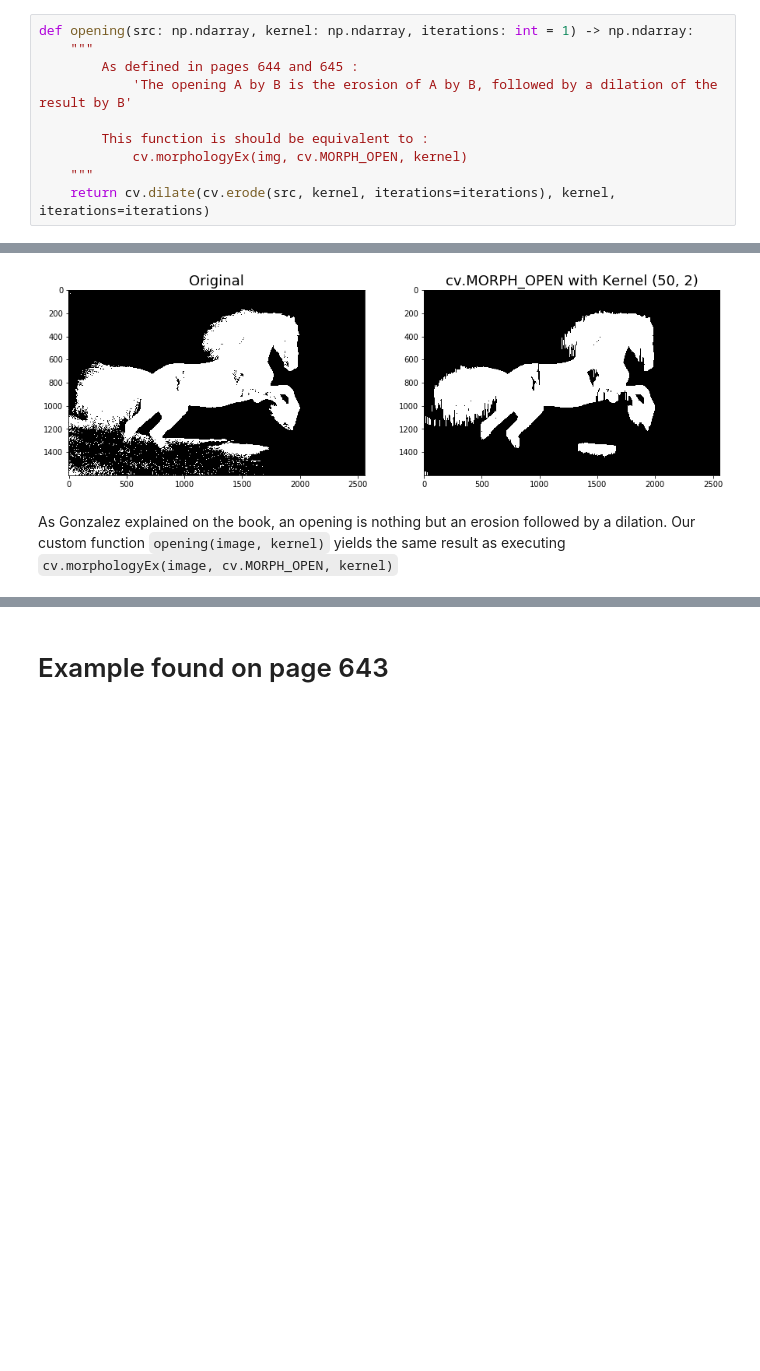
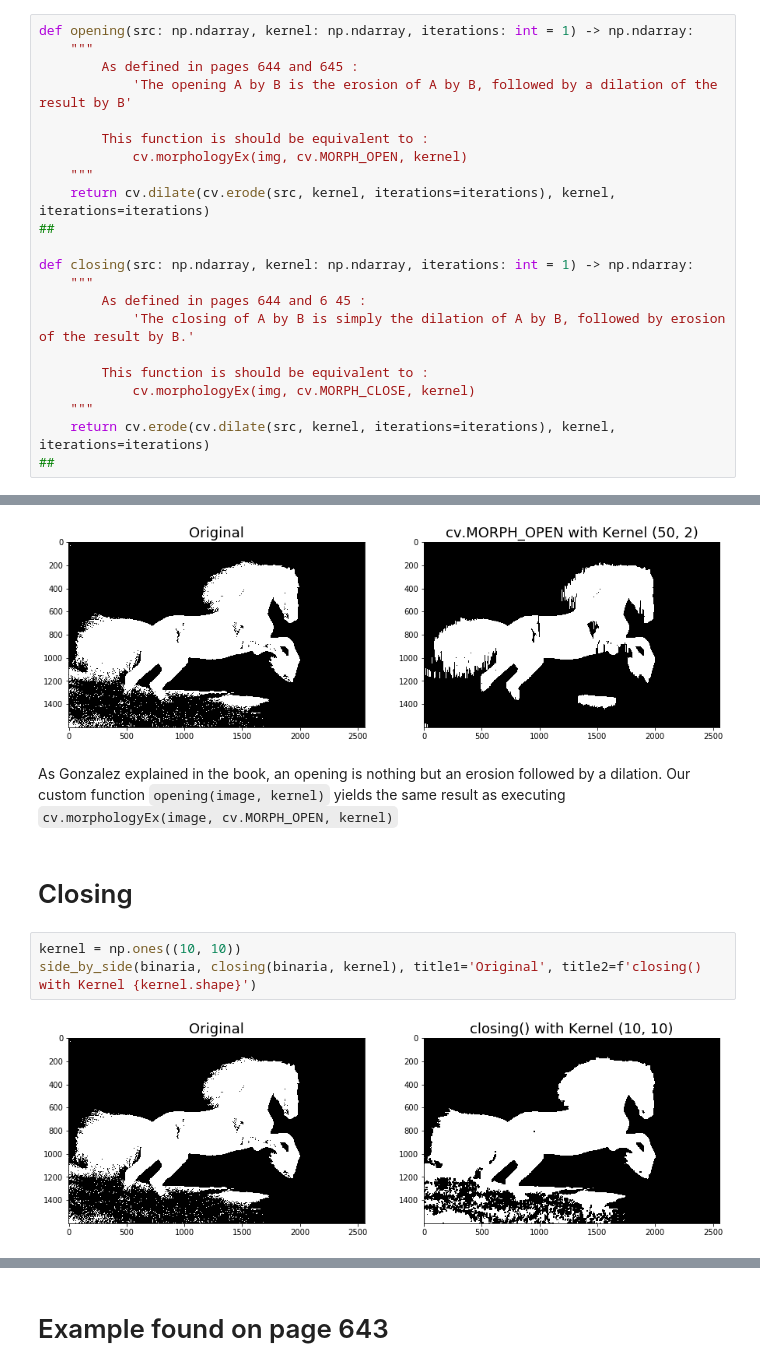
Before and after one commit to gmagannaDevelop/MorphoImg, a Jupyter notebook: Open_Close.ipynb, the cells around one changed output, grey strips where cells are left out. Drawn from its saved outputs; the diff is of its cells as text; blank space fills up the shorter version.

Commit message:
:sparkles: Opening and closing
Both operations have been correctly implemented.

````diff
--- a/Open_Close.ipynb
+++ b/Open_Close.ipynb
@@ -21,6 +21,18 @@ def opening(src: np.ndarray, kernel: np.ndarray, iterations: int = 1) -> np.ndar
             cv.morphologyEx(img, cv.MORPH_OPEN, kernel)
     """
     return cv.dilate(cv.erode(src, kernel, iterations=iterations), kernel, iterations=iterations)
+##
+
+def closing(src: np.ndarray, kernel: np.ndarray, iterations: int = 1) -> np.ndarray:
+    """
+        As defined in pages 644 and 6 45 :
+            'The closing of A by B is simply the dilation of A by B, followed by erosion of the result by B.'
+
+        This function is should be equivalent to :
+            cv.morphologyEx(img, cv.MORPH_CLOSE, kernel)
+    """
+    return cv.erode(cv.dilate(src, kernel, iterations=iterations), kernel, iterations=iterations)
+##
 # %%
 x = img.imread('imagenes/Im1T4.png')
 # %%
@@ -83,5 +97,12 @@ side_by_side(binaria, cv.morphologyEx(binaria, cv.MORPH_OPEN, kernel), title1='O
 # %% [output]
 [figure]
 # %% [markdown]
-As Gonzalez explained on the book, an opening is nothing but an erosion followed by a dilation.
+As Gonzalez explained in the book, an opening is nothing but an erosion followed by a dilation.
 Our custom function ```opening(image, kernel)``` yields the same result as executing ```cv.morphologyEx(image, cv.MORPH_OPEN, kernel)```
+# %% [markdown]
+# Closing
+# %%
+kernel = np.ones((10, 10))
+side_by_side(binaria, closing(binaria, kernel), title1='Original', title2=f'closing() with Kernel {kernel.shape}')
+# %% [output]
+[figure, added]
````
Also changed, not shown: parts of 7 cells of this notebook, 1 other file.
